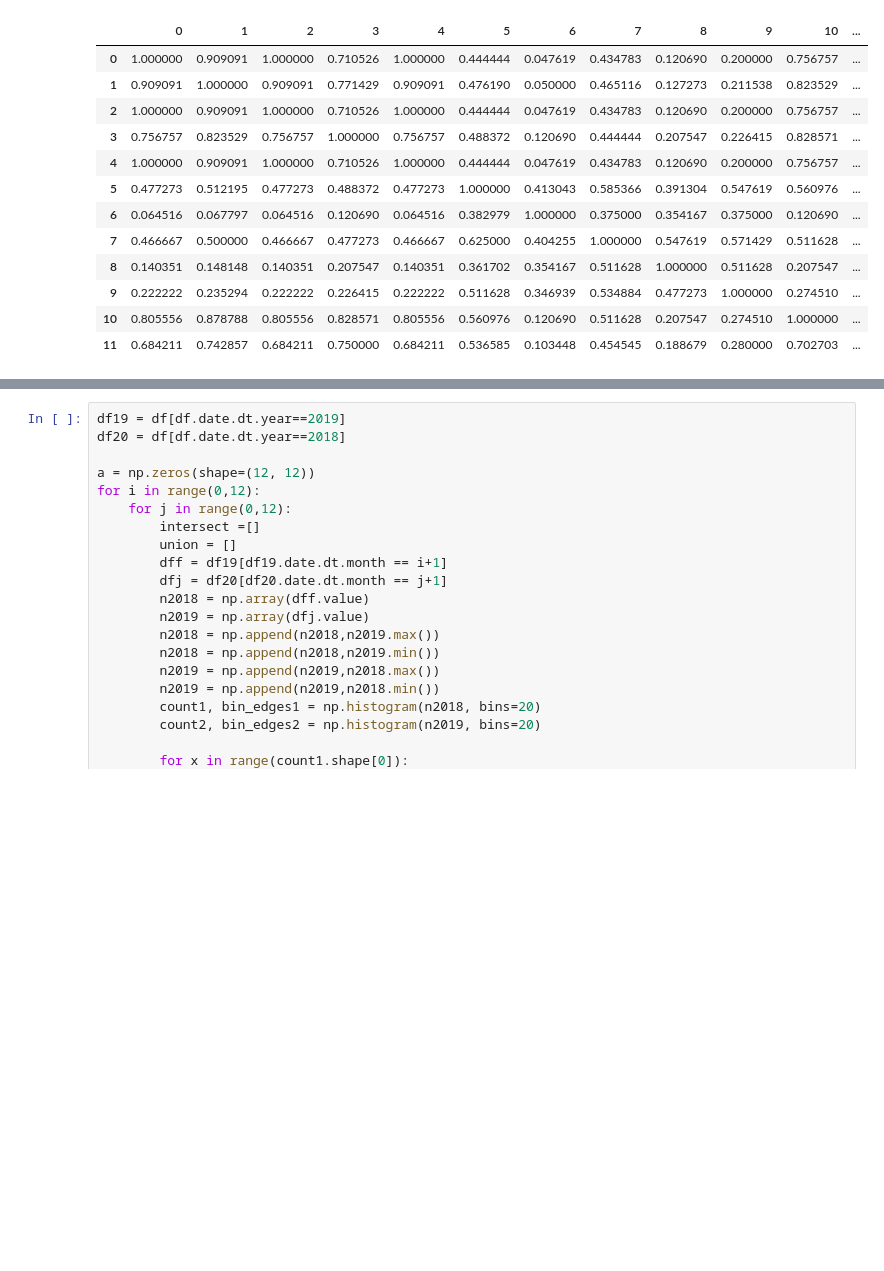
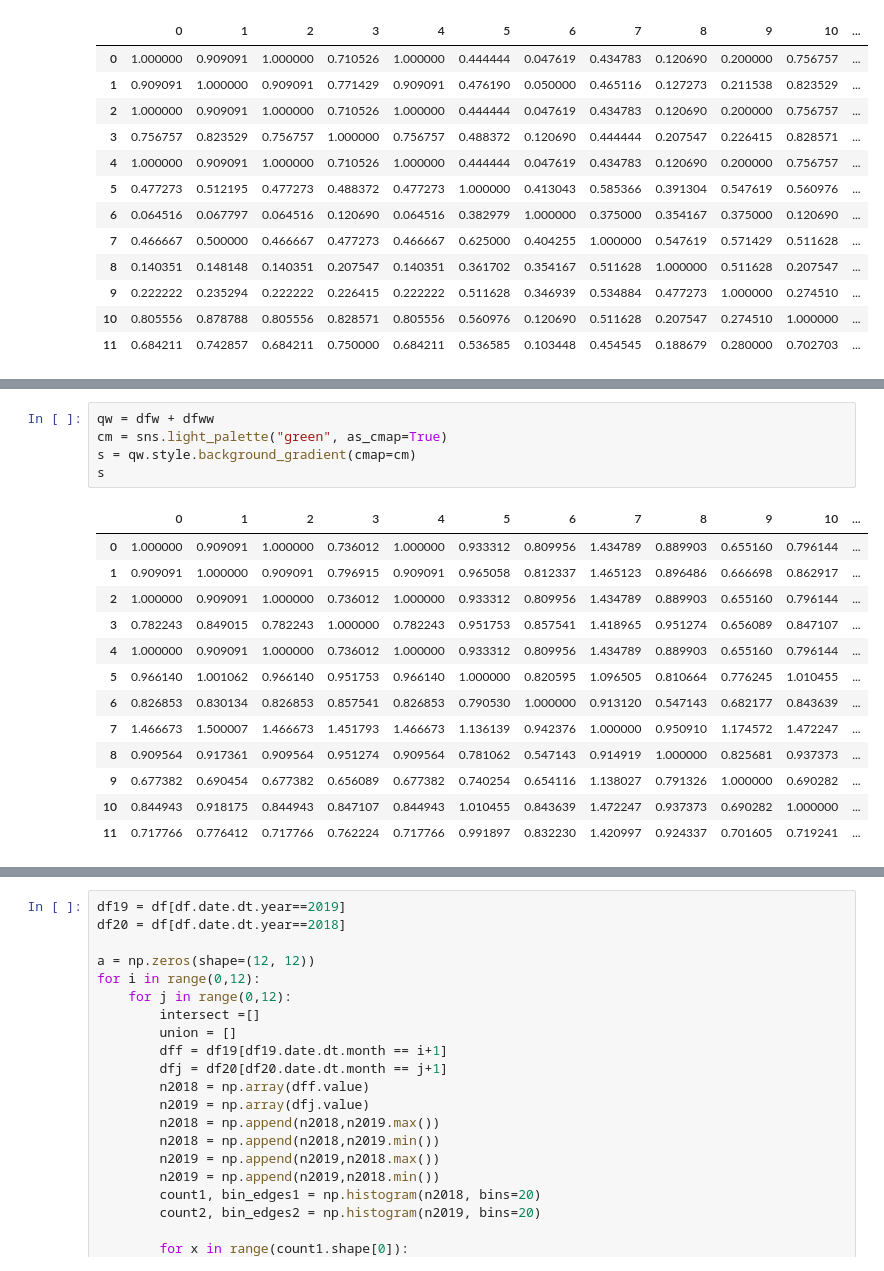
Before and after one commit to algoasylum/SatelliteImageAnalysis, a Jupyter notebook: GMM/jacc_rainfall.ipynb, the cells around one changed output, grey strips where cells are left out. Saved outputs shown, nothing was run; the diff lists cells and outputs as text; blank space fills up the shorter version.

```diff
--- a/GMM/jacc_rainfall.ipynb
+++ b/GMM/jacc_rainfall.ipynb
@@ -173,0 +202,19 @@ s
+# %%
+qw = dfw + dfww
+cm = sns.light_palette("green", as_cmap=True)
+s = qw.style.background_gradient(cmap=cm)
+s
+# %% [output]
+|  | 0 | 1 | 2 | 3 | 4 | 5 | 6 | 7 | 8 | 9 | 10 | ... |
+| 0 | 1.000000 | 0.909091 | 1.000000 | 0.736012 | 1.000000 | 0.933312 | 0.809956 | 1.434789 | 0.889903 | 0.655160 | 0.796144 | ... |
+| 1 | 0.909091 | 1.000000 | 0.909091 | 0.796915 | 0.909091 | 0.965058 | 0.812337 | 1.465123 | 0.896486 | 0.666698 | 0.862917 | ... |
+| 2 | 1.000000 | 0.909091 | 1.000000 | 0.736012 | 1.000000 | 0.933312 | 0.809956 | 1.434789 | 0.889903 | 0.655160 | 0.796144 | ... |
+| 3 | 0.782243 | 0.849015 | 0.782243 | 1.000000 | 0.782243 | 0.951753 | 0.857541 | 1.418965 | 0.951274 | 0.656089 | 0.847107 | ... |
+| 4 | 1.000000 | 0.909091 | 1.000000 | 0.736012 | 1.000000 | 0.933312 | 0.809956 | 1.434789 | 0.889903 | 0.655160 | 0.796144 | ... |
+| 5 | 0.966140 | 1.001062 | 0.966140 | 0.951753 | 0.966140 | 1.000000 | 0.820595 | 1.096505 | 0.810664 | 0.776245 | 1.010455 | ... |
+| 6 | 0.826853 | 0.830134 | 0.826853 | 0.857541 | 0.826853 | 0.790530 | 1.000000 | 0.913120 | 0.547143 | 0.682177 | 0.843639 | ... |
+| 7 | 1.466673 | 1.500007 | 1.466673 | 1.451793 | 1.466673 | 1.136139 | 0.942376 | 1.000000 | 0.950910 | 1.174572 | 1.472247 | ... |
+| 8 | 0.909564 | 0.917361 | 0.909564 | 0.951274 | 0.909564 | 0.781062 | 0.547143 | 0.914919 | 1.000000 | 0.825681 | 0.937373 | ... |
+| 9 | 0.677382 | 0.690454 | 0.677382 | 0.656089 | 0.677382 | 0.740254 | 0.654116 | 1.138027 | 0.791326 | 1.000000 | 0.690282 | ... |
+| 10 | 0.844943 | 0.918175 | 0.844943 | 0.847107 | 0.844943 | 1.010455 | 0.843639 | 1.472247 | 0.937373 | 0.690282 | 1.000000 | ... |
+| 11 | 0.717766 | 0.776412 | 0.717766 | 0.762224 | 0.717766 | 0.991897 | 0.832230 | 1.420997 | 0.924337 | 0.701605 | 0.719241 | ... |
```
Also changed, not shown: parts of 2 cells of this notebook, 4 other files.
